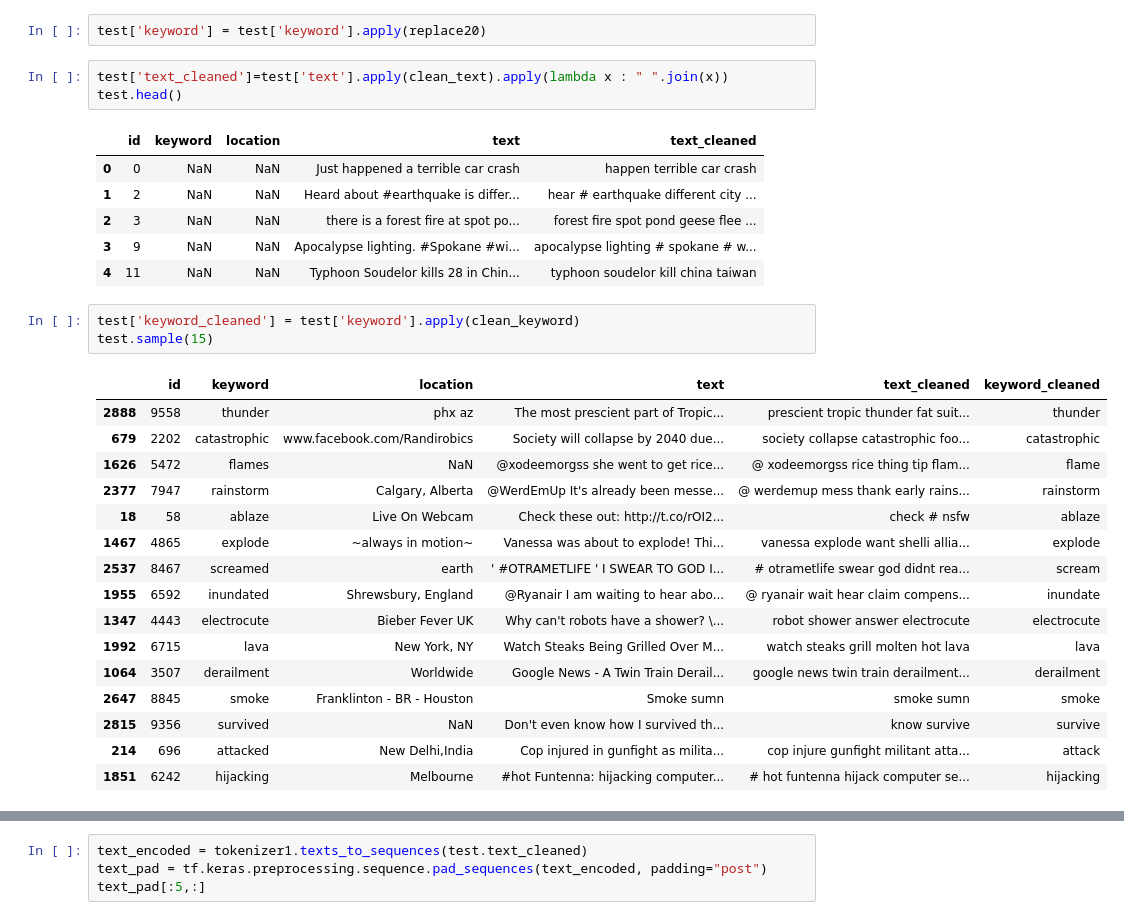
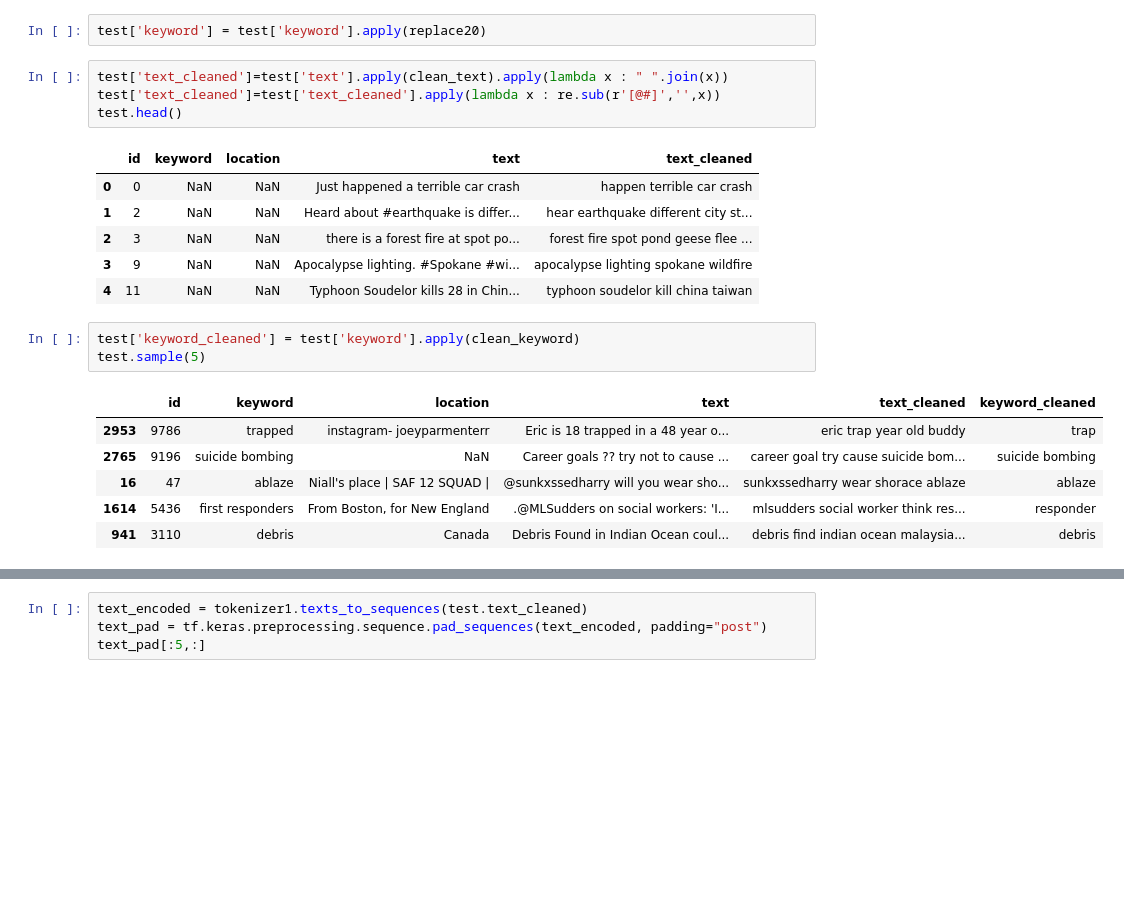
Before and after one commit to mmatthieu1290/Project4-Certification-Detect-Disaster, a Jupyter notebook: Version_finale_projet4_Matthieu_Marechal.ipynb, the cells around one changed output, grey strips where cells are left out. Cells and saved outputs as stored; diff of their text form; blank space fills up the shorter version.

```diff
--- a/Version_finale_projet4_Matthieu_Marechal.ipynb
+++ b/Version_finale_projet4_Matthieu_Marechal.ipynb
@@ -985,31 +957,22 @@ dtype: int64
 test['keyword'] = test['keyword'].apply(replace20)
 # %%
 test['text_cleaned']=test['text'].apply(clean_text).apply(lambda x : " ".join(x))
+test['text_cleaned']=test['text_cleaned'].apply(lambda x : re.sub(r'[@#]','',x))
 test.head()
 # %% [output]
 |  | id | keyword | location | text | text_cleaned |
 | 0 | 0 | NaN | NaN | Just happened a terrible car crash | happen terrible car crash |
-| 1 | 2 | NaN | NaN | Heard about #earthquake is differ... | hear # earthquake different city ... |
+| 1 | 2 | NaN | NaN | Heard about #earthquake is differ... | hear earthquake different city st... |
 | 2 | 3 | NaN | NaN | there is a forest fire at spot po... | forest fire spot pond geese flee ... |
-| 3 | 9 | NaN | NaN | Apocalypse lighting. #Spokane #wi... | apocalypse lighting # spokane # w... |
+| 3 | 9 | NaN | NaN | Apocalypse lighting. #Spokane #wi... | apocalypse lighting spokane wildfire |
 | 4 | 11 | NaN | NaN | Typhoon Soudelor kills 28 in Chin... | typhoon soudelor kill china taiwan |
 # %%
 test['keyword_cleaned'] = test['keyword'].apply(clean_keyword)
-test.sample(15)
+test.sample(5)
 # %% [output]
 |  | id | keyword | location | text | text_cleaned | keyword_cleaned |
-| 2888 | 9558 | thunder | phx az | The most prescient part of Tropic... | prescient tropic thunder fat suit... | thunder |
-| 679 | 2202 | catastrophic | www.facebook.com/Randirobics | Society will collapse by 2040 due... | society collapse catastrophic foo... | catastrophic |
-| 1626 | 5472 | flames | NaN | @xodeemorgss she went to get rice... | @ xodeemorgss rice thing tip flam... | flame |
-| 2377 | 7947 | rainstorm | Calgary, Alberta | @WerdEmUp It's already been messe... | @ werdemup mess thank early rains... | rainstorm |
-| 18 | 58 | ablaze | Live On Webcam | Check these out: http://t.co/rOI2... | check # nsfw | ablaze |
-| 1467 | 4865 | explode | ~always in motion~ | Vanessa was about to explode! Thi... | vanessa explode want shelli allia... | explode |
-| 2537 | 8467 | screamed | earth | ' #OTRAMETLIFE ' I SWEAR TO GOD I... | # otrametlife swear god didnt rea... | scream |
-| 1955 | 6592 | inundated | Shrewsbury, England | @Ryanair I am waiting to hear abo... | @ ryanair wait hear claim compens... | inundate |
-| 1347 | 4443 | electrocute | Bieber Fever UK | Why can't robots have a shower? \... | robot shower answer electrocute | electrocute |
-| 1992 | 6715 | lava | New York, NY | Watch Steaks Being Grilled Over M... | watch steaks grill molten hot lava | lava |
-| 1064 | 3507 | derailment | Worldwide | Google News - A Twin Train Derail... | google news twin train derailment... | derailment |
-| 2647 | 8845 | smoke | Franklinton - BR - Houston | Smoke sumn | smoke sumn | smoke |
-| 2815 | 9356 | survived | NaN | Don't even know how I survived th... | know survive | survive |
-| 214 | 696 | attacked | New Delhi,India | Cop injured in gunfight as milita... | cop injure gunfight militant atta... | attack |
-| 1851 | 6242 | hijacking | Melbourne | #hot Funtenna: hijacking computer... | # hot funtenna hijack computer se... | hijacking |
+| 2953 | 9786 | trapped | instagram- joeyparmenterr | Eric is 18 trapped in a 48 year o... | eric trap year old buddy | trap |
+| 2765 | 9196 | suicide bombing | NaN | Career goals ?? try not to cause ... | career goal try cause suicide bom... | suicide bombing |
+| 16 | 47 | ablaze | Niall's place | SAF 12 SQUAD | | @sunkxssedharry will you wear sho... | sunkxssedharry wear shorace ablaze | ablaze |
+| 1614 | 5436 | first responders | From Boston, for New England | .@MLSudders on social workers: 'I... | mlsudders social worker think res... | responder |
+| 941 | 3110 | debris | Canada | Debris Found in Indian Ocean coul... | debris find indian ocean malaysia... | debris |
```
Also changed, not shown: parts of 39 cells of this notebook, 1 other file.
